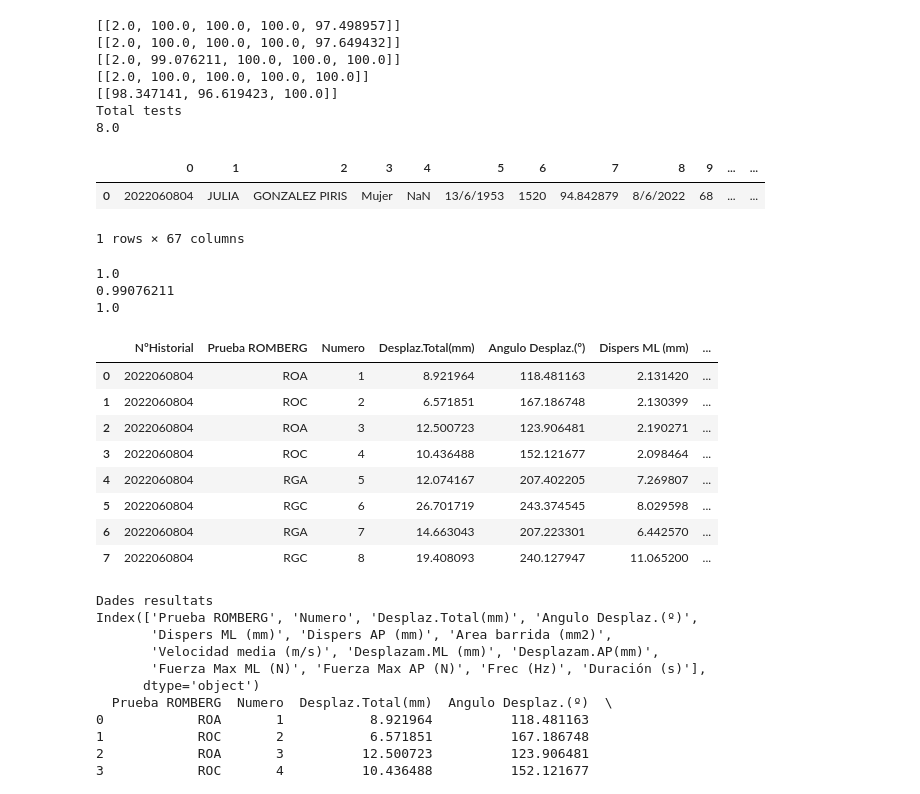
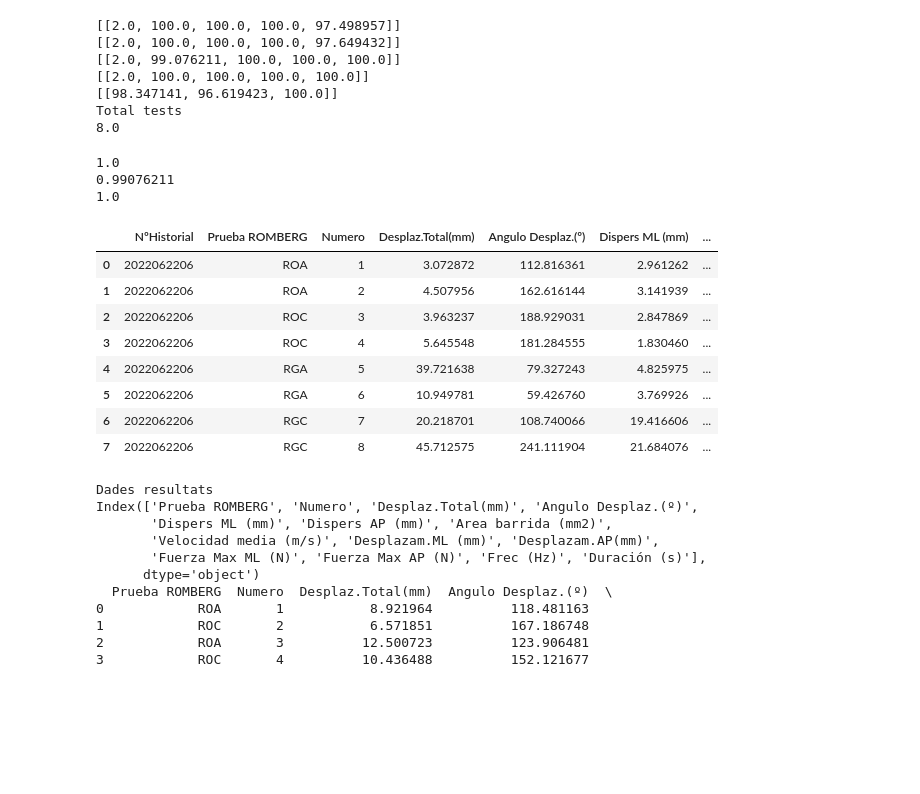
Before and after one commit to PauFuentesH/TFG_PauFuentes, a Jupyter notebook: posturograf.ipynb, the cells around one changed output. Cells and saved outputs as stored; diff of their text form; code cells hidden in the pictures; blank space fills up the shorter version.

Commit message:
canvis per facilitar comparació amb les dades real

```diff
--- a/posturograf.ipynb
+++ b/posturograf.ipynb
@@ -5,7 +5,7 @@ import numpy as np
 import math
 # %%
 if False:
-    reader = pd.read_csv("C:/Users/Usuario/OneDrive/Escritorio/Universitat/TFG/Mataro_postu_IMU/2022060804_sve_GP53F.txt", delimiter="\t", encoding="ansi", chunksize=1)
+    reader = pd.read_csv("/home/pau/Desktop/Quart Curs/TFG/Dades/Fitxers_posturograf_IMU/Fitxers per entrenar/2022060804_sve_GP53F.txt", delimiter="\t", encoding="cp1252", chunksize=1)
     df_dades = reader.get_chunk()
     print(df_dades)
     print(df_dades.columns)
@@ -17,7 +17,7 @@ if False:
 
 
 #reader = pd.read_csv("../../dades/dades posturograf/2022071305_sve_FJ52F.txt", delimiter="\t", encoding="ansi", chunksize=2)
-reader = pd.read_csv("C:/Users/Usuario/OneDrive/Escritorio/Universitat/TFG/Mataro_postu_IMU/2022060804_sve_GP53F.txt", delimiter="\t", encoding="ansi", skiprows=1, chunksize=1, header=None)
+reader = pd.read_csv("/home/pau/Desktop/Quart Curs/TFG/Dades/Fitxers_posturograf_IMU/Fitxers per entrenar/2022060804_sve_GP53F.txt", delimiter="\t", encoding="cp1252", skiprows=1, chunksize=1, header=None)
 
 df_dades = reader.get_chunk()
 #print(df_dades)
@@ -50,12 +50,6 @@ print(num_test)
 [[98.347141, 96.619423, 100.0]]
 Total tests
 8.0
-# %%
-df_dades
-# %% [output]
-|  | 0 | 1 | 2 | 3 | 4 | 5 | 6 | 7 | 8 | 9 | ... | ... |
-| 0 | 2022060804 | JULIA | GONZALEZ PIRIS | Mujer | NaN | 13/6/1953 | 1520 | 94.842879 | 8/6/2022 | 68 | ... | ... |
-1 rows × 67 columns
 # %%
 print(roc[0][1]/roa[0][1])
 print(rga[0][1]/roa[0][1])
@@ -65,20 +59,20 @@ print(rgc[0][1]/roa[0][1])
 0.99076211
 1.0
 # %%
-reader = pd.read_csv("C:/Users/Usuario/OneDrive/Escritorio/Universitat/TFG/Mataro_postu_IMU/2022060804_sve_GP53F.txt", delimiter="\t", encoding="ansi", skiprows=2, chunksize=num_test, index_col=False)
+reader = pd.read_csv("/home/pau/Desktop/Quart Curs/TFG/Dades/Fitxers_posturograf_IMU/Fitxers per entrenar/2022062206_sve_IB53F.txt", delimiter="\t", encoding="cp1252", skiprows=2, chunksize=num_test, index_col=False)
 df_resultats = reader.get_chunk()
 
 df_resultats
 # %% [output]
 |  | NºHistorial | Prueba ROMBERG | Numero | Desplaz.Total(mm) | Angulo Desplaz.(º) | Dispers ML (mm) | ... |
-| 0 | 2022060804 | ROA | 1 | 8.921964 | 118.481163 | 2.131420 | ... |
-| 1 | 2022060804 | ROC | 2 | 6.571851 | 167.186748 | 2.130399 | ... |
-| 2 | 2022060804 | ROA | 3 | 12.500723 | 123.906481 | 2.190271 | ... |
-| 3 | 2022060804 | ROC | 4 | 10.436488 | 152.121677 | 2.098464 | ... |
-| 4 | 2022060804 | RGA | 5 | 12.074167 | 207.402205 | 7.269807 | ... |
-| 5 | 2022060804 | RGC | 6 | 26.701719 | 243.374545 | 8.029598 | ... |
-| 6 | 2022060804 | RGA | 7 | 14.663043 | 207.223301 | 6.442570 | ... |
-| 7 | 2022060804 | RGC | 8 | 19.408093 | 240.127947 | 11.065200 | ... |
+| 0 | 2022062206 | ROA | 1 | 3.072872 | 112.816361 | 2.961262 | ... |
+| 1 | 2022062206 | ROA | 2 | 4.507956 | 162.616144 | 3.141939 | ... |
+| 2 | 2022062206 | ROC | 3 | 3.963237 | 188.929031 | 2.847869 | ... |
+| 3 | 2022062206 | ROC | 4 | 5.645548 | 181.284555 | 1.830460 | ... |
+| 4 | 2022062206 | RGA | 5 | 39.721638 | 79.327243 | 4.825975 | ... |
+| 5 | 2022062206 | RGA | 6 | 10.949781 | 59.426760 | 3.769926 | ... |
+| 6 | 2022062206 | RGC | 7 | 20.218701 | 108.740066 | 19.416606 | ... |
+| 7 | 2022062206 | RGC | 8 | 45.712575 | 241.111904 | 21.684076 | ... |
 # %%
 df_resultats = df_resultats.drop(columns=['NºHistorial'])
 print("Dades resultats")
```
Also changed, not shown: parts of 60 cells of this notebook.
